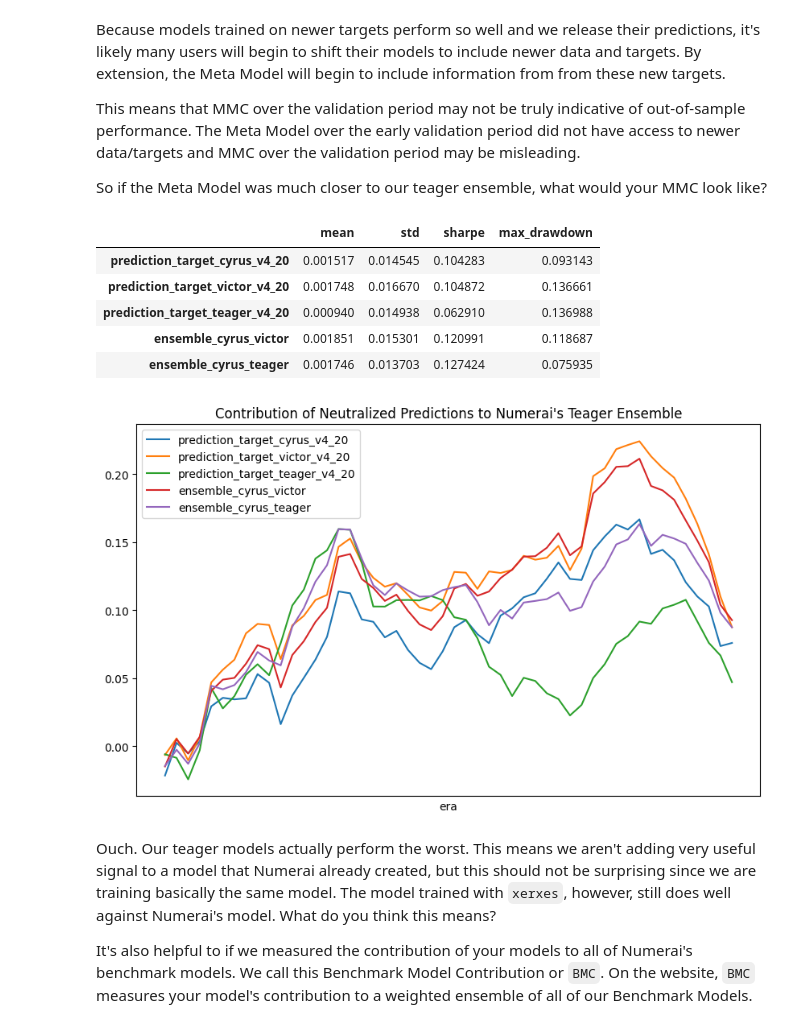
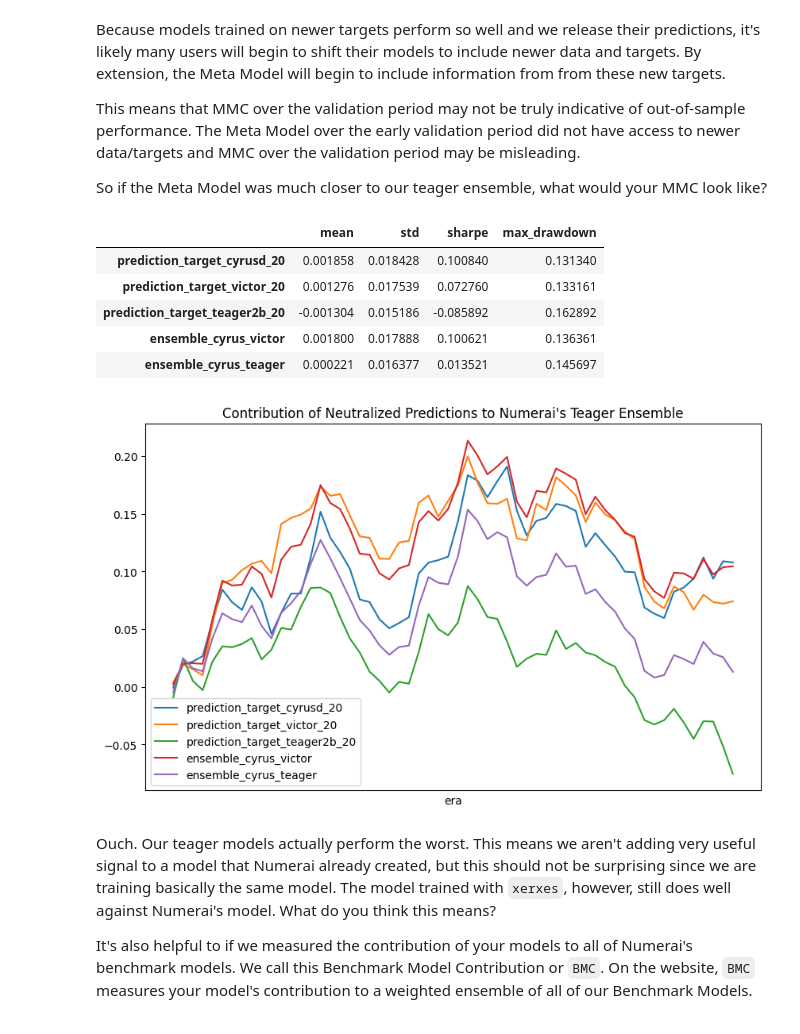
Before and after one commit to numerai/example-scripts, a Jupyter notebook: target_ensemble.ipynb, the cells around one changed output. Saved outputs shown, nothing was run; the diff lists cells and outputs as text; code cells hidden in the pictures.

```diff
--- a/target_ensemble.ipynb
+++ b/target_ensemble.ipynb
@@ -223,7 +213,7 @@ Sit back and relax, this will take a while
 import lightgbm as lgb
 
 models = {}
-for target in target_candidates:
+for target in TARGET_CANDIDATES:
     model = lgb.LGBMRegressor(
         n_estimators=2000,
         learning_rate=0.01,
@@ -234,6 +224,6 @@ for target in target_candidates:
     model.fit(
         train[feature_cols],
         train[target]
-    );
+    )
     models[target] = model
 # %% [output]
@@ -258,11 +248,11 @@ And if memory is not enough, you can set `force_col_wise=true`.
 Then we will generate predictions on the validation dataset.
 # %%
 # Download validation data
-napi.download_dataset(f"{DATA_VERSION}/validation_int8.parquet");
+napi.download_dataset(f"{DATA_VERSION}/validation.parquet")
 
 # Load the validation data, filtering for data_type == "validation"
 validation = pd.read_parquet(
-    f"{DATA_VERSION}/validation_int8.parquet",
+    f"{DATA_VERSION}/validation.parquet",
     columns=["era", "data_type"] + feature_cols + target_cols
 )
 validation = validation[validation["data_type"] == "validation"]
@@ -278,9 +268,9 @@ eras_to_embargo = [str(era).zfill(4) for era in [last_train_era + i for i in ran
 validation = validation[~validation["era"].isin(eras_to_embargo)]
 
 # Generate validation predictions for each model
-for target in target_candidates:
+for target in TARGET_CANDIDATES:
     validation[f"prediction_{target}"] = models[target].predict(validation[feature_cols])
 
-pred_cols = [f"prediction_{target}" for target in target_candidates]
+pred_cols = [f"prediction_{target}" for target in TARGET_CANDIDATES]
 validation[pred_cols]
 # %% [output]
@@ -392,8 +383,8 @@ Tip: remember to always normalize (percentile rank) your predictions before aver
 validation["ensemble_cyrus_victor"] = (
     validation
     .groupby("era")[[
-      "prediction_target_cyrus_v4_20",
-      "prediction_target_victor_v4_20",
+      f"prediction_{MAIN_TARGET}",
+      "prediction_target_victor_20",
     ]]
     .rank(pct=True)
     .mean(axis=1)
@@ -401,8 +392,8 @@ validation["ensemble_cyrus_victor"] = (
 validation["ensemble_cyrus_teager"] = (
     validation
     .groupby("era")[[
-      "prediction_target_cyrus_v4_20",
-      "prediction_target_teager_v4_20",
+      f"prediction_{MAIN_TARGET}",
+      "prediction_target_teager2b_20",
     ]]
     .rank(pct=True)
     .mean(axis=1)
@@ -410,9 +401,9 @@ validation["ensemble_cyrus_teager"] = (
 
 # Print the ensemble predictions
 prediction_cols = [
-  "prediction_target_cyrus_v4_20",
-  "prediction_target_victor_v4_20",
-  "prediction_target_teager_v4_20",
+  "prediction_target_cyrusd_20",
+  "prediction_target_victor_20",
+  "prediction_target_teager2b_20",
   "ensemble_cyrus_victor",
   "ensemble_cyrus_teager"
 ]
@@ -470,9 +461,9 @@ You can see below that `teager` also improves MMC performance significantly.
 from numerai_tools.scoring import correlation_contribution
 
 # Download and join in the meta_model for the validation eras
-napi.download_dataset(f"{DATA_VERSION}/meta_model.parquet")
+napi.download_dataset(f"v4.3/meta_model.parquet")
 validation["meta_model"] = pd.read_parquet(
-    f"{DATA_VERSION}/meta_model.parquet"
+    f"v4.3/meta_model.parquet"
 )["numerai_meta_model"]
 
 def get_mmc(validation, meta_model_col):
@@ -542,27 +535,27 @@ This means that MMC over the validation period may not be truly indicative of ou
 
 So if the Meta Model was much closer to our teager ensemble, what would your MMC look like?
 # %%
-validation["v42_teager_plus_cyrus"] = benchmark_models["v42_teager_plus_cyrus"]
+validation[FAVORITE_MODEL] = benchmark_models[FAVORITE_MODEL]
 
 
-per_era_mmc, cumsum_mmc, summary = get_mmc(validation, "v42_teager_plus_cyrus")
+per_era_mmc, cumsum_mmc, summary = get_mmc(validation, FAVORITE_MODEL)
 # plot the cumsum mmc performance
 cumsum_mmc.plot(
   title="Contribution of Neutralized Predictions to Numerai's Teager Ensemble",
   figsize=(10, 6),
   xticks=[]
 )
 
 pd.set_option('display.float_format', lambda x: '%f' % x)
 summary
 # %% [output]
 |  | mean | std | sharpe | max_drawdown |
-| prediction_target_cyrus_v4_20 | 0.001517 | 0.014545 | 0.104283 | 0.093143 |
-| prediction_target_victor_v4_20 | 0.001748 | 0.016670 | 0.104872 | 0.136661 |
-| prediction_target_teager_v4_20 | 0.000940 | 0.014938 | 0.062910 | 0.136988 |
-| ensemble_cyrus_victor | 0.001851 | 0.015301 | 0.120991 | 0.118687 |
-| ensemble_cyrus_teager | 0.001746 | 0.013703 | 0.127424 | 0.075935 |
+| prediction_target_cyrusd_20 | 0.001858 | 0.018428 | 0.100840 | 0.131340 |
+| prediction_target_victor_20 | 0.001276 | 0.017539 | 0.072760 | 0.133161 |
+| prediction_target_teager2b_20 | -0.001304 | 0.015186 | -0.085892 | 0.162892 |
+| ensemble_cyrus_victor | 0.001800 | 0.017888 | 0.100621 | 0.136361 |
+| ensemble_cyrus_teager | 0.000221 | 0.016377 | 0.013521 | 0.145697 |
-[figure, old version]
+[figure, new version]
 # %% [markdown]
 Ouch. Our teager models actually perform the worst. This means we aren't adding very useful signal to a model that Numerai already created, but this should not be surprising since we are training basically the same model. The model trained with `xerxes`, however, still does well against Numerai's model. What do you think this means?
 
```
Also changed, not shown: parts of 27 cells of this notebook, 3 other files.
